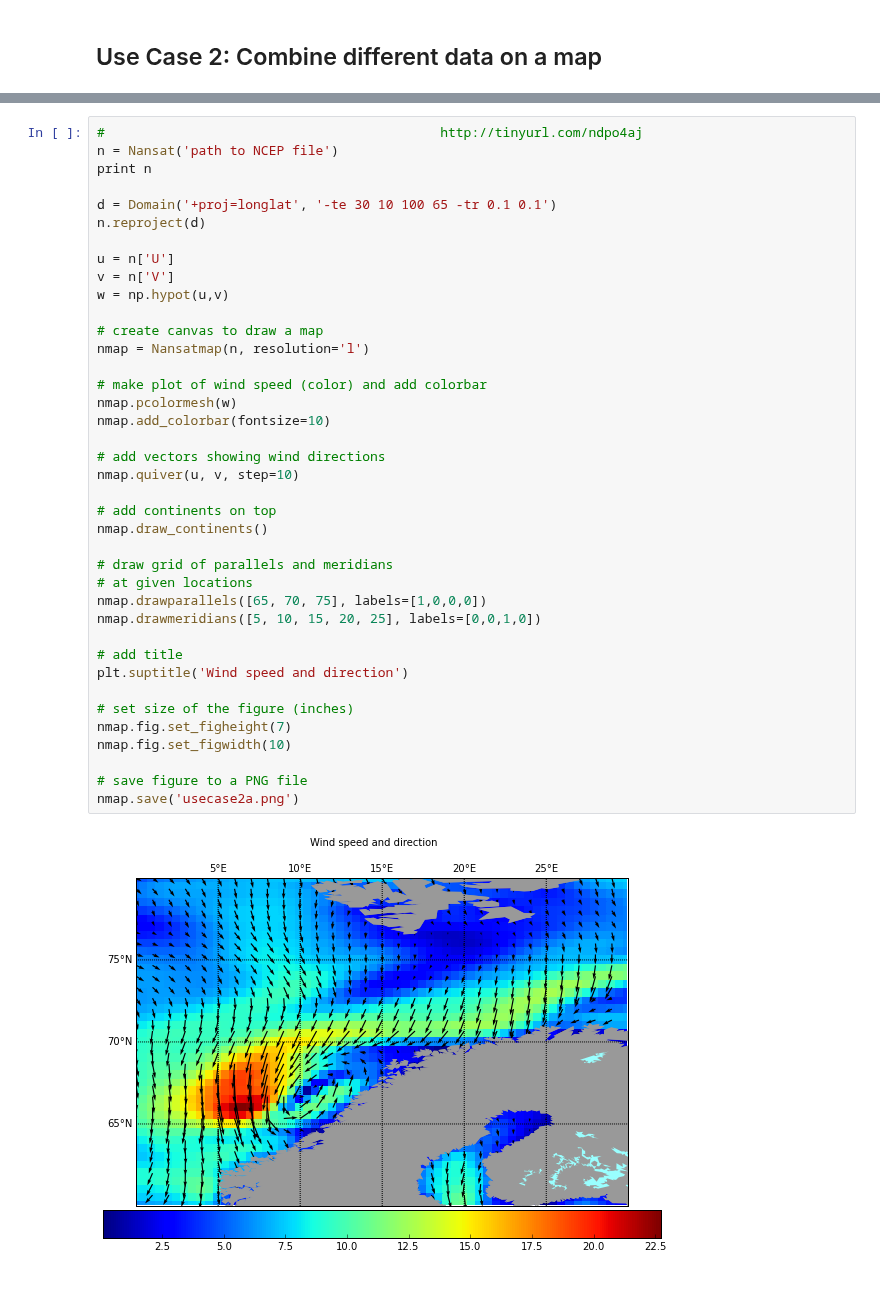
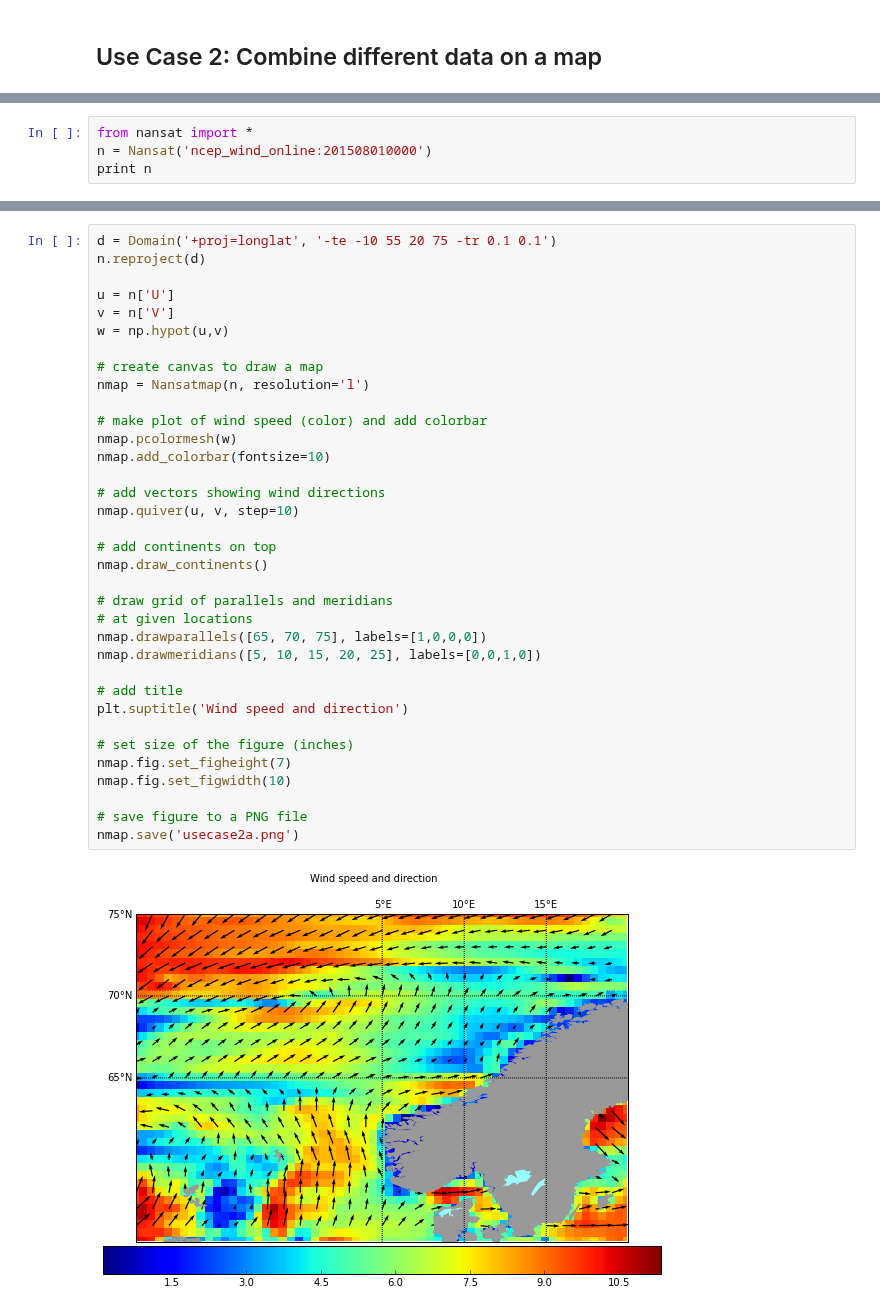
Before and after one commit to nansencenter/nansat-lectures, a Jupyter notebook: notebooks/11 Nansat Use Case 02.ipynb, the cells around one changed output, grey strips where cells are left out. Saved outputs shown, nothing was run; the diff lists cells and outputs as text.

Commit message:
Update Nansat case studies with correct paths

```diff
--- a/notebooks/11 Nansat Use Case 02.ipynb
+++ b/notebooks/11 Nansat Use Case 02.ipynb
@@ -30,0 +7,4 @@ Corners (lon, lat):
+# %%
+from nansat import *
+n = Nansat('ncep_wind_online:201508010000')
+print n
@@ -31,9 +31,5 @@ Corners (lon, lat):
 # %%
-#                                           http://tinyurl.com/ndpo4aj
-n = Nansat('path to NCEP file')
-print n
-
-d = Domain('+proj=longlat', '-te 30 10 100 65 -tr 0.1 0.1')
+d = Domain('+proj=longlat', '-te -10 55 20 75 -tr 0.1 0.1')
 n.reproject(d)
 
 u = n['U']
@@ -41,31 +37,31 @@ v = n['V']
 w = np.hypot(u,v)
 
 # create canvas to draw a map
 nmap = Nansatmap(n, resolution='l')
 
 # make plot of wind speed (color) and add colorbar
 nmap.pcolormesh(w)
 nmap.add_colorbar(fontsize=10)
 
 # add vectors showing wind directions
 nmap.quiver(u, v, step=10)
 
 # add continents on top
 nmap.draw_continents()
 
 # draw grid of parallels and meridians
 # at given locations
 nmap.drawparallels([65, 70, 75], labels=[1,0,0,0])
 nmap.drawmeridians([5, 10, 15, 20, 25], labels=[0,0,1,0])
 
 # add title
 plt.suptitle('Wind speed and direction')
 
 # set size of the figure (inches)
 nmap.fig.set_figheight(7)
 nmap.fig.set_figwidth(10)
 
 # save figure to a PNG file
 nmap.save('usecase2a.png')
 # %% [output]
-[figure, old version]
+[figure, new version]
```
Also changed, not shown: parts of 2 cells of this notebook, 2 other files.
